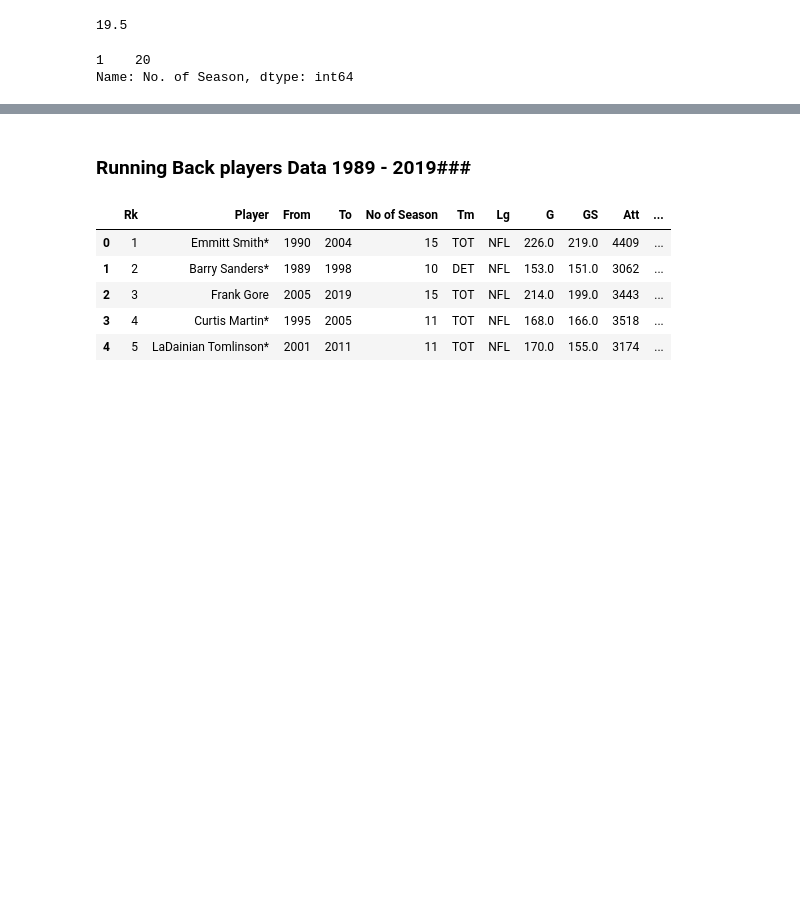
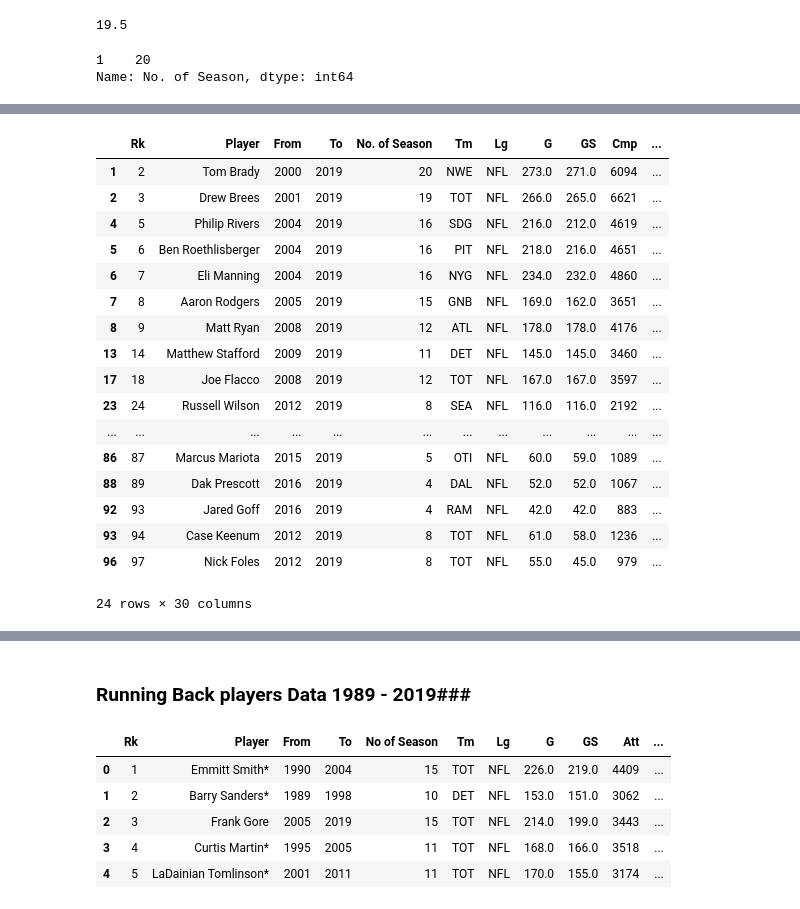
Before and after one commit to ankitapatel9/NFL-project, a Jupyter notebook: NFL-QB.ipynb, the cells around one changed output, grey strips where cells are left out. Cells and saved outputs as stored; diff of their text form; code cells hidden in the pictures; blank space fills up the shorter version.

Commit message:
worked on QB data plot

```diff
--- a/NFL-QB.ipynb
+++ b/NFL-QB.ipynb
@@ -124,3 +135,27 @@ plt.show()
 # %% [output]
 [interactive output not drawn]
 [interactive output not drawn]
+# %%
+current_players =nfl_data_df.loc[nfl_data_df['To']==2019]
+current_players
+filtered_players = current_players[current_players['Yds'] >= 10000]
+filtered_players
+# %% [output]
+|  | Rk | Player | From | To | No. of Season | Tm | Lg | G | GS | Cmp | ... |
+| 1 | 2 | Tom Brady | 2000 | 2019 | 20 | NWE | NFL | 273.0 | 271.0 | 6094 | ... |
+| 2 | 3 | Drew Brees | 2001 | 2019 | 19 | TOT | NFL | 266.0 | 265.0 | 6621 | ... |
+| 4 | 5 | Philip Rivers | 2004 | 2019 | 16 | SDG | NFL | 216.0 | 212.0 | 4619 | ... |
+| 5 | 6 | Ben Roethlisberger | 2004 | 2019 | 16 | PIT | NFL | 218.0 | 216.0 | 4651 | ... |
+| 6 | 7 | Eli Manning | 2004 | 2019 | 16 | NYG | NFL | 234.0 | 232.0 | 4860 | ... |
+| 7 | 8 | Aaron Rodgers | 2005 | 2019 | 15 | GNB | NFL | 169.0 | 162.0 | 3651 | ... |
+| 8 | 9 | Matt Ryan | 2008 | 2019 | 12 | ATL | NFL | 178.0 | 178.0 | 4176 | ... |
+| 13 | 14 | Matthew Stafford | 2009 | 2019 | 11 | DET | NFL | 145.0 | 145.0 | 3460 | ... |
+| 17 | 18 | Joe Flacco | 2008 | 2019 | 12 | TOT | NFL | 167.0 | 167.0 | 3597 | ... |
+| 23 | 24 | Russell Wilson | 2012 | 2019 | 8 | SEA | NFL | 116.0 | 116.0 | 2192 | ... |
+| ... | ... | ... | ... | ... | ... | ... | ... | ... | ... | ... | ... |
+| 86 | 87 | Marcus Mariota | 2015 | 2019 | 5 | OTI | NFL | 60.0 | 59.0 | 1089 | ... |
+| 88 | 89 | Dak Prescott | 2016 | 2019 | 4 | DAL | NFL | 52.0 | 52.0 | 1067 | ... |
+| 92 | 93 | Jared Goff | 2016 | 2019 | 4 | RAM | NFL | 42.0 | 42.0 | 883 | ... |
+| 93 | 94 | Case Keenum | 2012 | 2019 | 8 | TOT | NFL | 61.0 | 58.0 | 1236 | ... |
+| 96 | 97 | Nick Foles | 2012 | 2019 | 8 | TOT | NFL | 55.0 | 45.0 | 979 | ... |
+24 rows × 30 columns
```
Also changed, not shown: parts of 9 cells of this notebook.
